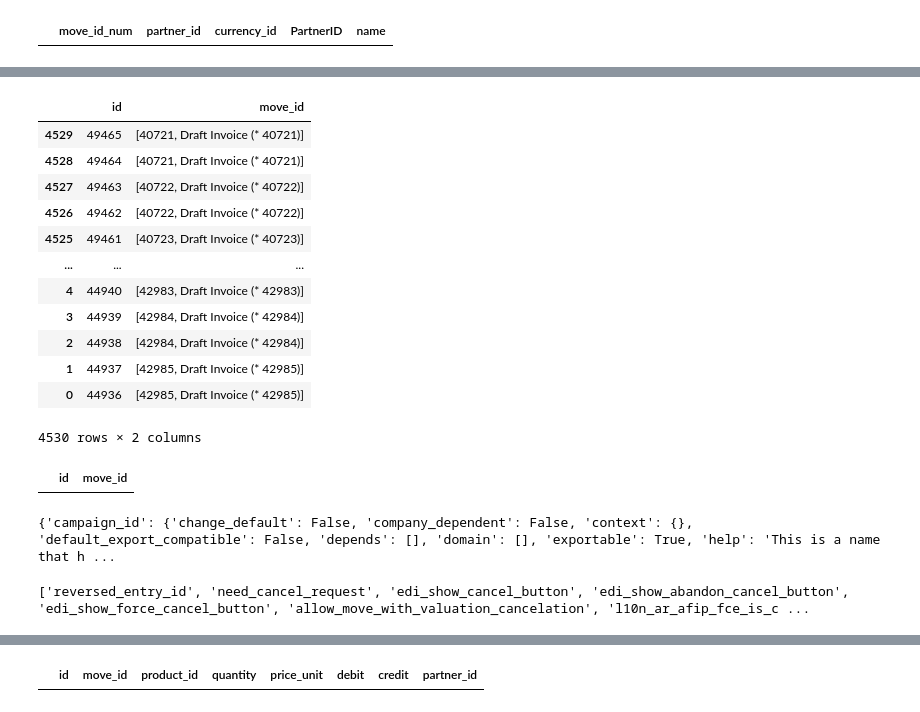
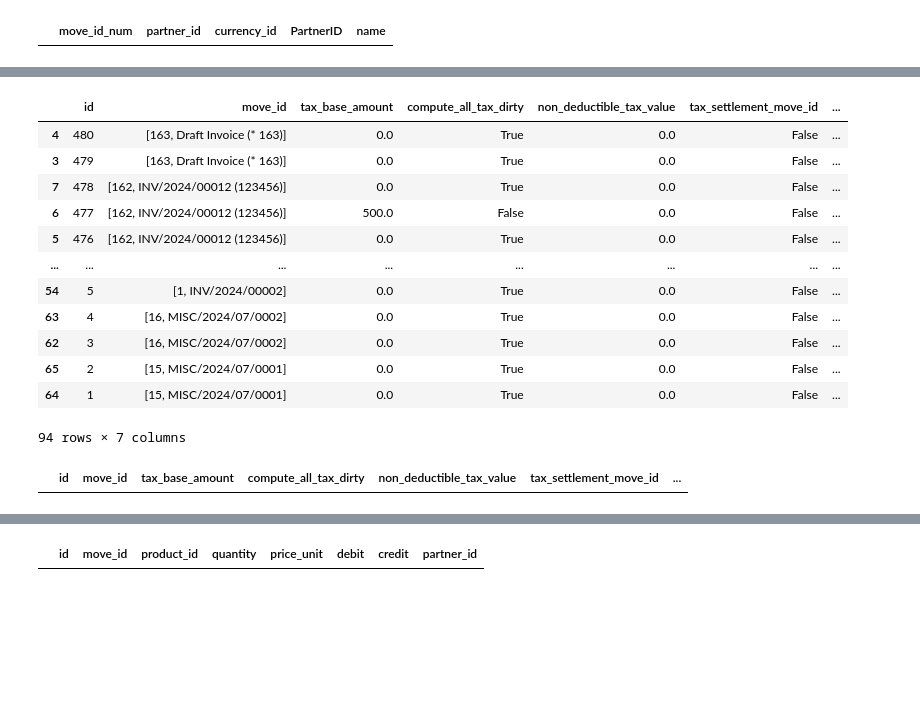
Before and after one commit to JAleGalpio/odoo_migration, a Jupyter notebook: integration.ipynb, the cells around one changed output, grey strips where cells are left out. Cells and saved outputs as stored; diff of their text form; code cells hidden in the pictures; blank space fills up the shorter version.

```diff
--- a/integration.ipynb
+++ b/integration.ipynb
@@ -1442,41 +1726,46 @@ Se insertaron 2265 nuevas líneas en account.move.line.
 # %%
-i7 = odoo.search_read('account.move.line', [], ['id', 'move_id'], limit=None)
+#tax_ids
+#group_tax_id
+#tax_line_id
+#tax_group_id
+#tax_base_amount
+#tax_repartition_line_id
+#tax_tag_ids
+#tax_tag_invert
+#tax_calculation_rounding_method
+#tax_key
+#compute_all_tax
+#compute_all_tax_dirty
+#non_deductible_tax_value
+#tax_settlement_move_id
+#tax_state
+i7 = odoo.search_read('account.move.line', [], ['id', 'move_id', 'tax_base_amount',
+'compute_all_tax_dirty', 'non_deductible_tax_value', 'tax_settlement_move_id', 'tax_state'], limit=None)
 
 # Convertir los resultados a un DataFrame
 df_line_items = pd.DataFrame(i7)
 
 # Ordenar el DataFrame por la columna 'id' en orden descendente y seleccionar la cantidad de los ultimos registros que hay que ver
-last_li_inv = df_line_items.sort_values(by='id', ascending=False).head(4530)
+last_li_inv = df_line_items.sort_values(by='id', ascending=False).head(184)
 
 # Mostrar el DataFrame con los últimos registros mostrando 'id' y 'name'
 last_invoices_lines = pd.DataFrame(last_li_inv)
 last_invoices_lines
 # %% [output]
-|  | id | move_id |
-| 4529 | 49465 | [40721, Draft Invoice (* 40721)] |
-| 4528 | 49464 | [40721, Draft Invoice (* 40721)] |
-| 4527 | 49463 | [40722, Draft Invoice (* 40722)] |
-| 4526 | 49462 | [40722, Draft Invoice (* 40722)] |
-| 4525 | 49461 | [40723, Draft Invoice (* 40723)] |
-| ... | ... | ... |
-| 4 | 44940 | [42983, Draft Invoice (* 42983)] |
-| 3 | 44939 | [42984, Draft Invoice (* 42984)] |
-| 2 | 44938 | [42984, Draft Invoice (* 42984)] |
-| 1 | 44937 | [42985, Draft Invoice (* 42985)] |
-| 0 | 44936 | [42985, Draft Invoice (* 42985)] |
+|  | id | move_id | tax_base_amount | compute_all_tax_dirty | non_deductible_tax_value | tax_settlement_move_id | ... |
+| 4 | 480 | [163, Draft Invoice (* 163)] | 0.0 | True | 0.0 | False | ... |
+| 3 | 479 | [163, Draft Invoice (* 163)] | 0.0 | True | 0.0 | False | ... |
+| 7 | 478 | [162, INV/2024/00012 (123456)] | 0.0 | True | 0.0 | False | ... |
+| 6 | 477 | [162, INV/2024/00012 (123456)] | 500.0 | False | 0.0 | False | ... |
+| 5 | 476 | [162, INV/2024/00012 (123456)] | 0.0 | True | 0.0 | False | ... |
+| ... | ... | ... | ... | ... | ... | ... | ... |
+| 54 | 5 | [1, INV/2024/00002] | 0.0 | True | 0.0 | False | ... |
+| 63 | 4 | [16, MISC/2024/07/0002] | 0.0 | True | 0.0 | False | ... |
+| 62 | 3 | [16, MISC/2024/07/0002] | 0.0 | True | 0.0 | False | ... |
+| 65 | 2 | [15, MISC/2024/07/0001] | 0.0 | True | 0.0 | False | ... |
+| 64 | 1 | [15, MISC/2024/07/0001] | 0.0 | True | 0.0 | False | ... |
-4530 rows × 2 columns
+94 rows × 7 columns
 # %%
-last_invoices_lines.loc[last_invoices_lines['id'] == 28629]
+last_invoices_lines.loc[last_invoices_lines['tax_settlement_move_id'] != False]
 # %% [output]
-|  | id | move_id |
+|  | id | move_id | tax_base_amount | compute_all_tax_dirty | non_deductible_tax_value | tax_settlement_move_id | ... |
-# %%
-methods = odoo.execute('account.move', 'fields_get', [])
-print(methods)
-# %% [output]
-{'campaign_id': {'change_default': False, 'company_dependent': False, 'context': {}, 'default_export_compatible': False, 'depends': [], 'domain': [], 'exportable': True, 'help': 'This is a name that h ...
-# %%
-methods = odoo.execute('account.move', 'fields_get', [])
-relevant_methods = [method for method in methods if 'cancel' in method or 'reverse' in method or 'unlink' in method]
-print(relevant_methods)
-# %% [output]
-['reversed_entry_id', 'need_cancel_request', 'edi_show_cancel_button', 'edi_show_abandon_cancel_button', 'edi_show_force_cancel_button', 'allow_move_with_valuation_cancelation', 'l10n_ar_afip_fce_is_c ...
```
Also changed, not shown: parts of 109 cells of this notebook.
